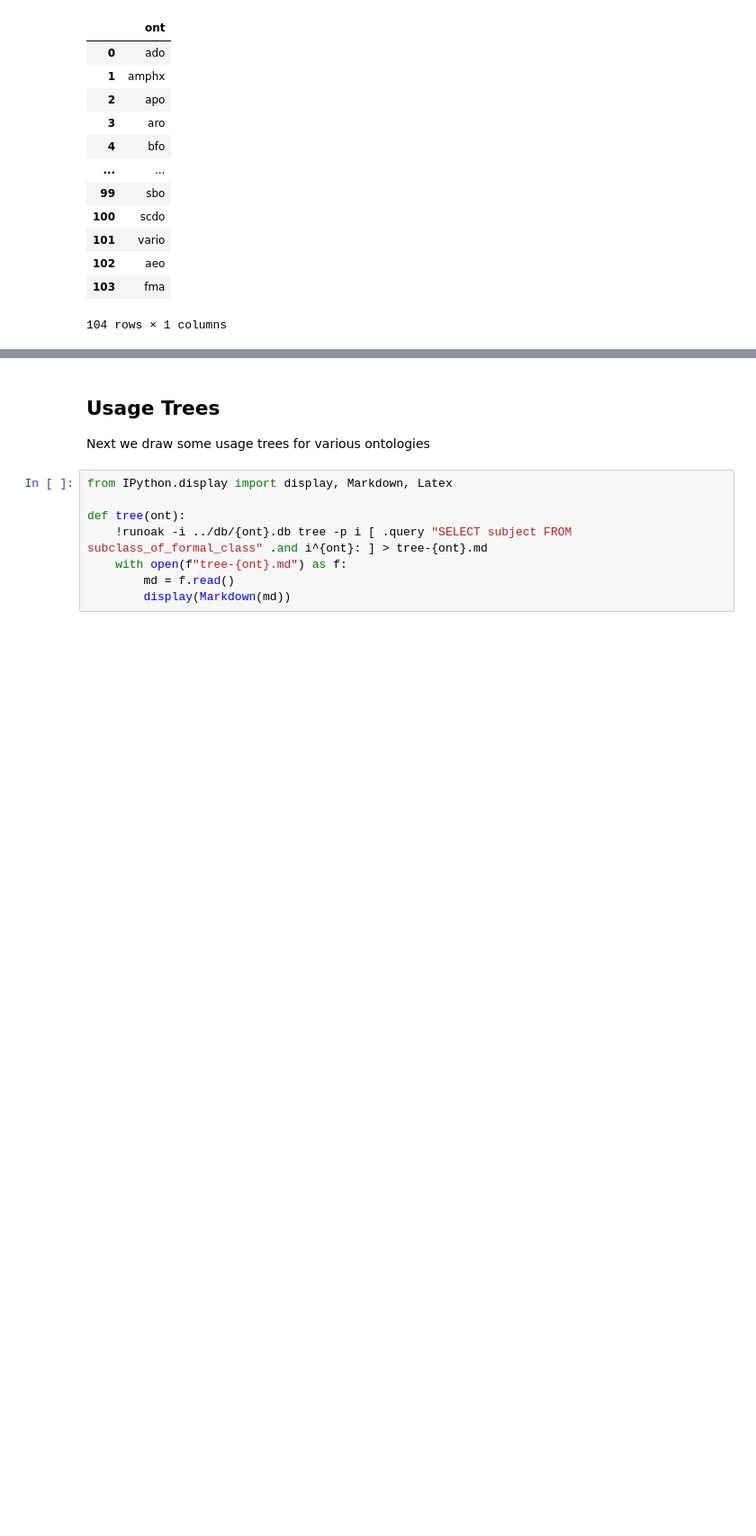
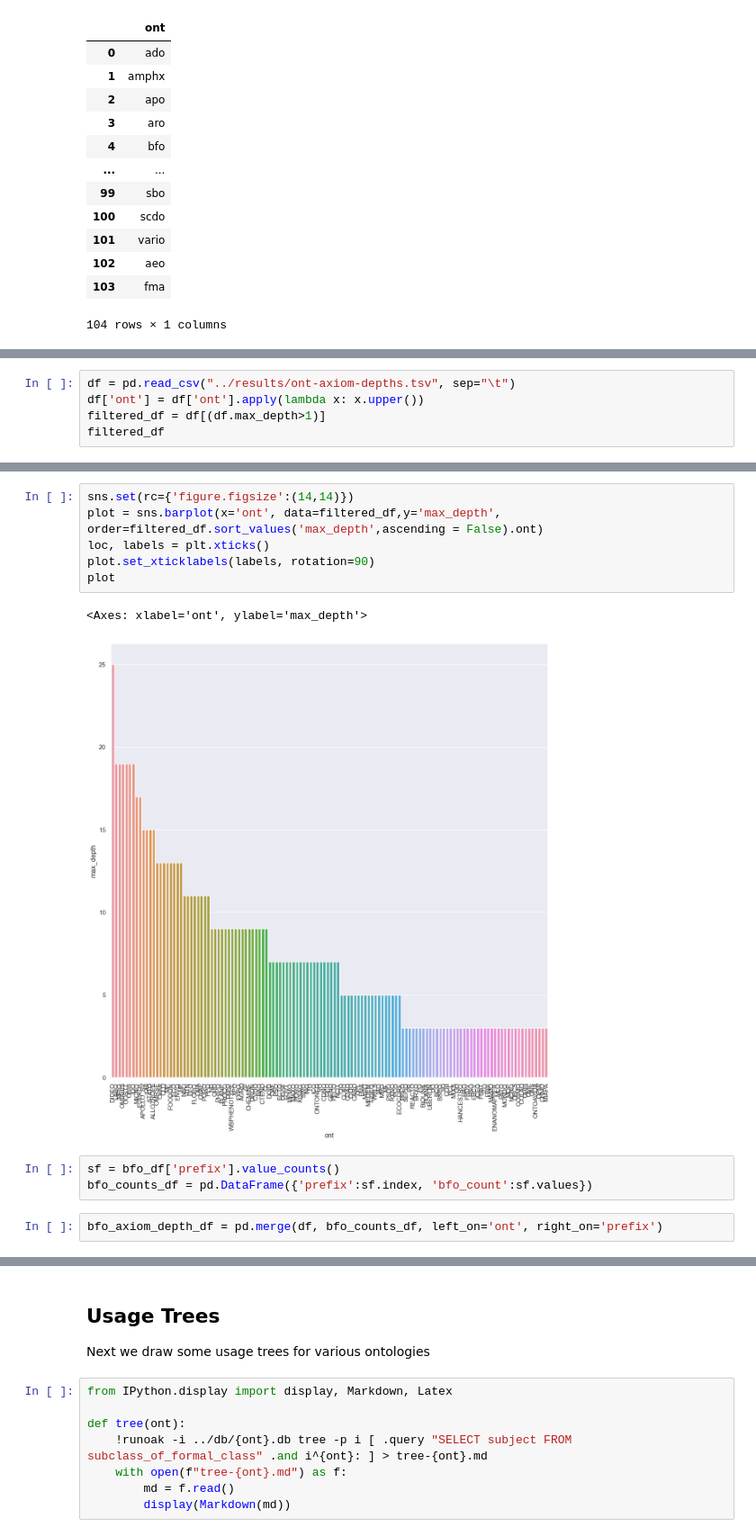
Before and after one commit to cmungall/formal-ontology-analysis, a Jupyter notebook: analysis/formal-ontology-usage-analysis.ipynb, the cells around one changed output, grey strips where cells are left out. Shown at 90% size. Cells and saved outputs as stored; diff of their text form; blank space fills up the shorter version.

```diff
--- a/analysis/formal-ontology-usage-analysis.ipynb
+++ b/analysis/formal-ontology-usage-analysis.ipynb
@@ -400,0 +425,5 @@ pd.DataFrame(items)
+# %%
+df = pd.read_csv("../results/ont-axiom-depths.tsv", sep="\t")
+df['ont'] = df['ont'].apply(lambda x: x.upper())
+filtered_df = df[(df.max_depth>1)]
+filtered_df
@@ -400,0 +444,14 @@ pd.DataFrame(items)
+# %%
+sns.set(rc={'figure.figsize':(14,14)})
+plot = sns.barplot(x='ont', data=filtered_df,y='max_depth', order=filtered_df.sort_values('max_depth',ascending = False).ont)
+loc, labels = plt.xticks()
+plot.set_xticklabels(labels, rotation=90)
+plot
+# %% [output]
+<Axes: xlabel='ont', ylabel='max_depth'>
+[figure, added]
+# %%
+sf = bfo_df['prefix'].value_counts()
+bfo_counts_df = pd.DataFrame({'prefix':sf.index, 'bfo_count':sf.values})
+# %%
+bfo_axiom_depth_df = pd.merge(df, bfo_counts_df, left_on='ont', right_on='prefix')
```
Also changed, not shown: parts of 27 cells of this notebook, 3 other files.
